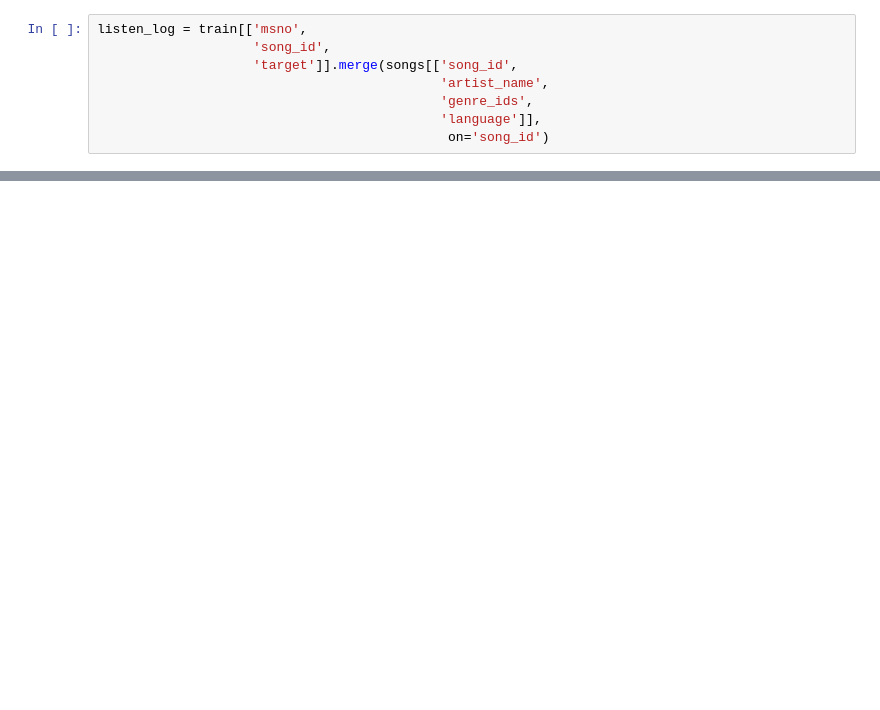
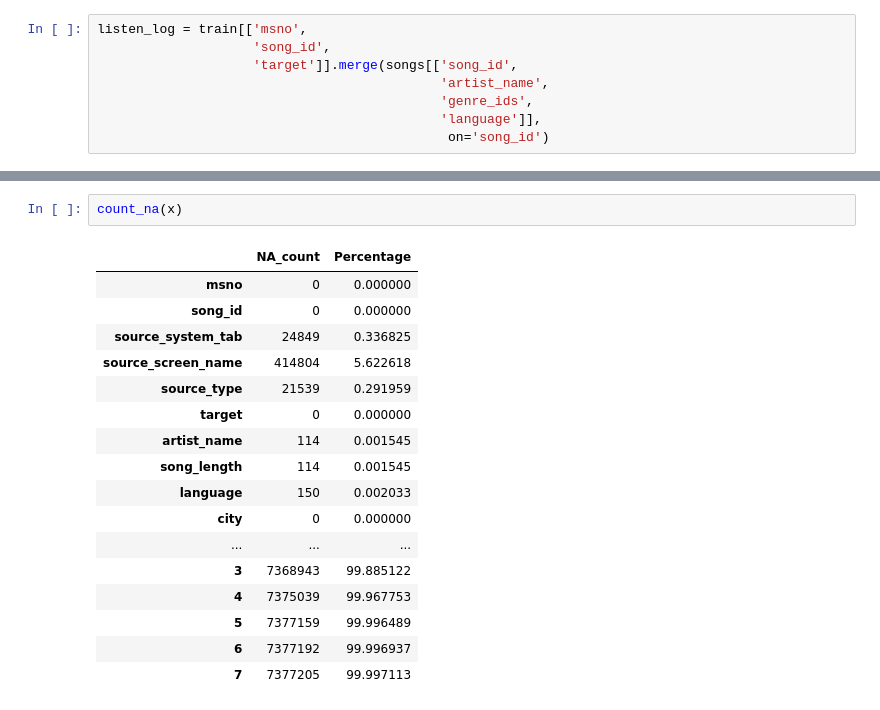
Before and after one commit to msdakot/Musify, a Jupyter notebook: EDA.ipynb, the cells around one changed output, grey strips where cells are left out. Cells and saved outputs as stored; diff of their text form; blank space fills up the shorter version.

```diff
--- a/EDA.ipynb
+++ b/EDA.ipynb
@@ -498,0 +560,20 @@ listen_log[listen_log.target==0].groupby('artist_name').size().nlargest(10).rese
+# %%
+count_na(x)
+# %% [output]
+|  | NA_count | Percentage |
+| msno | 0 | 0.000000 |
+| song_id | 0 | 0.000000 |
+| source_system_tab | 24849 | 0.336825 |
+| source_screen_name | 414804 | 5.622618 |
+| source_type | 21539 | 0.291959 |
+| target | 0 | 0.000000 |
+| artist_name | 114 | 0.001545 |
+| song_length | 114 | 0.001545 |
+| language | 150 | 0.002033 |
+| city | 0 | 0.000000 |
+| ... | ... | ... |
+| 3 | 7368943 | 99.885122 |
+| 4 | 7375039 | 99.967753 |
+| 5 | 7377159 | 99.996489 |
+| 6 | 7377192 | 99.996937 |
+| 7 | 7377205 | 99.997113 |
```
Also changed, not shown: parts of 63 cells of this notebook.
